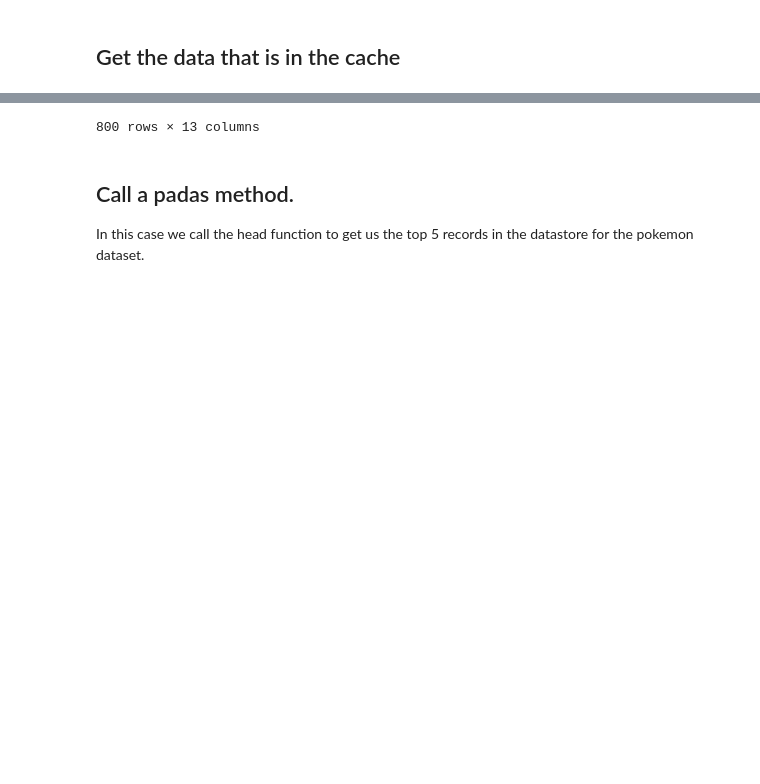
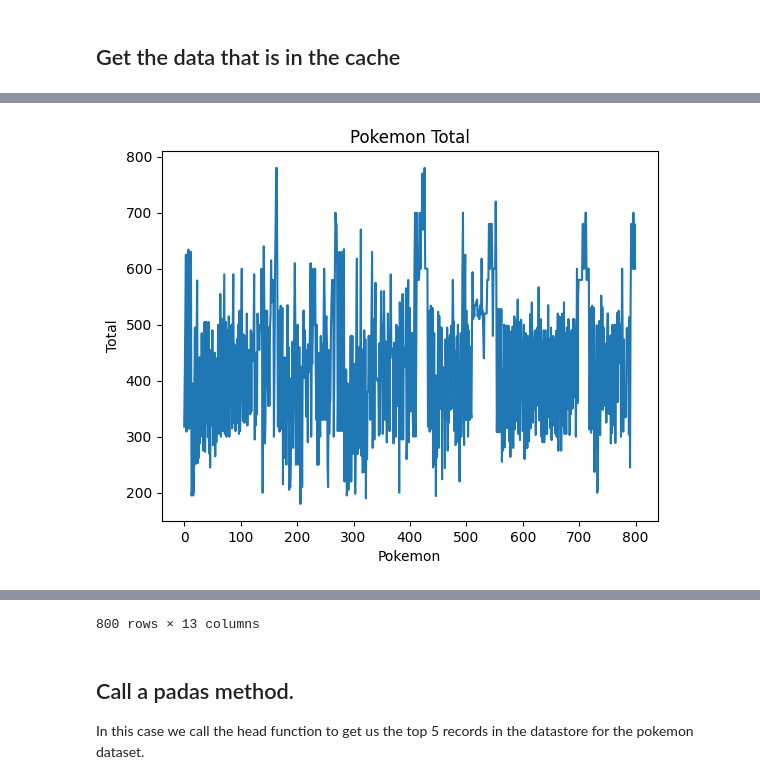
Before and after one commit to caperaven/py_process, a Jupyter notebook: notebooks/data_actions.ipynb, the cells around one changed output, grey strips where cells are left out. Saved outputs shown, nothing was run; the diff lists cells and outputs as text; code cells hidden in the pictures; blank space fills up the shorter version.

Commit message:
add plotting to data

```diff
--- a/notebooks/data_actions.ipynb
+++ b/notebooks/data_actions.ipynb
@@ -18,5 +25,13 @@ result = await process_api.call("data", "get", {
     "name": "pokemon"
 })
 
+await process_api.call("data", "plot", {
+    "name": "pokemon",
+    "field": "Total",
+    "title": "Pokemon Total",
+    "xlabel": "Pokemon",
+    "ylabel": "Total"
+})
+
 display(result)
 # %% [output]
@@ -23,3 +55,4 @@ display(result)
+[figure, added]
 |  | # | Name | Type 1 | Type 2 | Total | HP | Attack | Defense | Sp. Atk | Sp. Def | Speed | ... |
 | 0 | 1 | Bulbasaur | Grass | Poison | 318 | 45 | 49 | 49 | 65 | 65 | 45 | ... |
 | 1 | 2 | Ivysaur | Grass | Poison | 405 | 60 | 62 | 63 | 80 | 80 | 60 | ... |
@@ -32,7 +65,7 @@ display(result)
 | 797 | 720 | HoopaHoopa Confined | Psychic | Ghost | 600 | 80 | 110 | 60 | 150 | 130 | 70 | ... |
 | 798 | 720 | HoopaHoopa Unbound | Psychic | Dark | 680 | 80 | 160 | 60 | 170 | 130 | 80 | ... |
 | 799 | 721 | Volcanion | Fire | Water | 600 | 80 | 110 | 120 | 130 | 90 | 70 | ... |
-800 rows × 13 columns
+800 rows × 13 columns
 # %% [markdown]
 ## Call a padas method.
 In this case we call the head function to get us the top 5 records in the datastore for the pokemon dataset.
```
Also changed, not shown: parts of 3 cells of this notebook, 1 other file.
